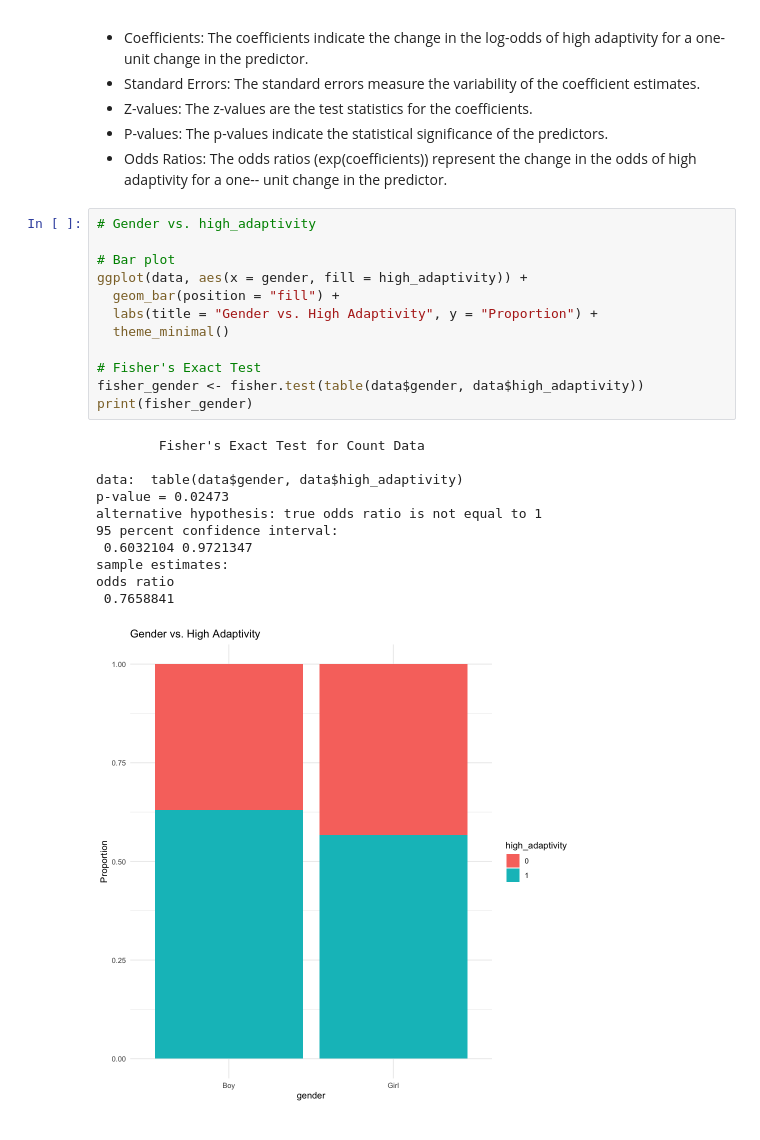
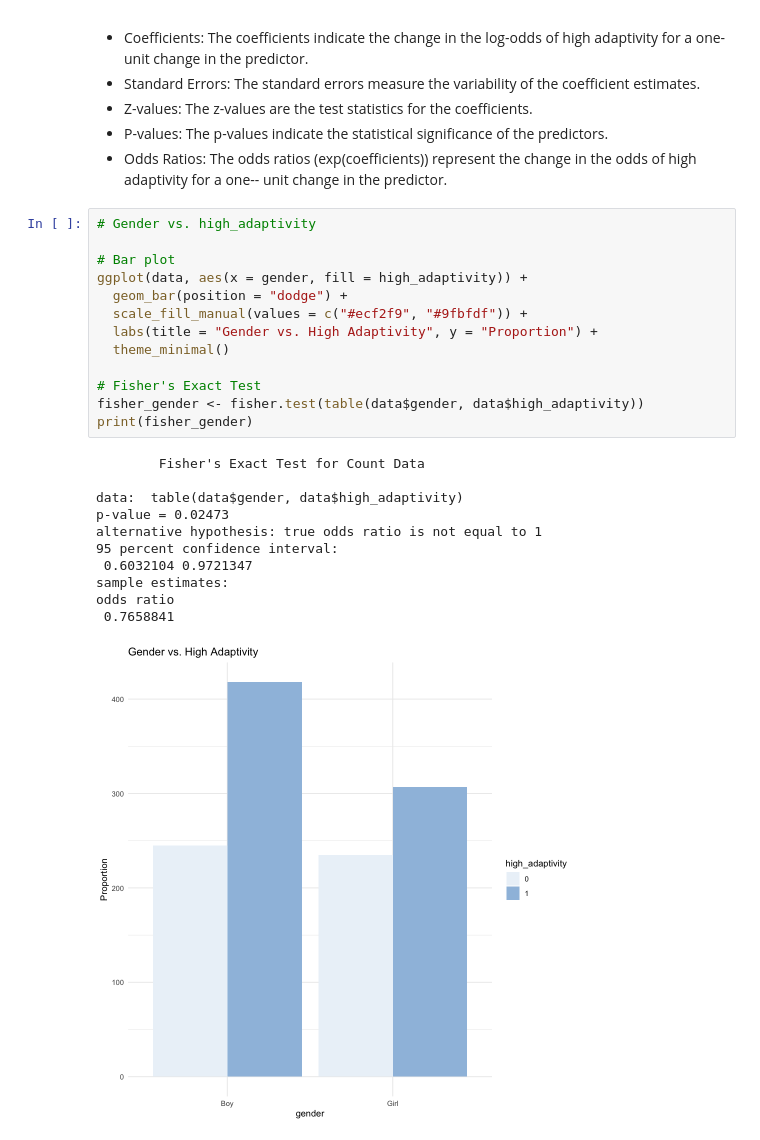
Before and after one commit to imperionite/insighted, a Jupyter notebook: Part1.ipynb, the cells around one changed output. Cells and saved outputs as stored; diff of their text form.

```diff
--- a/Part1.ipynb
+++ b/Part1.ipynb
@@ -338,27 +338,28 @@ While the coefficient plot shows the magnitude and direction of the effects, it
 # %%
 # Gender vs. high_adaptivity
 
 # Bar plot
 ggplot(data, aes(x = gender, fill = high_adaptivity)) +
-  geom_bar(position = "fill") +
+  geom_bar(position = "dodge") +
+  scale_fill_manual(values = c("#ecf2f9", "#9fbfdf")) +
   labs(title = "Gender vs. High Adaptivity", y = "Proportion") +
   theme_minimal()
 
 # Fisher's Exact Test
 fisher_gender <- fisher.test(table(data$gender, data$high_adaptivity))
 print(fisher_gender)
 # %% [output]
         Fisher's Exact Test for Count Data
 
 data:  table(data$gender, data$high_adaptivity)
 p-value = 0.02473
 alternative hypothesis: true odds ratio is not equal to 1
 95 percent confidence interval:
  0.6032104 0.9721347
 sample estimates:
 odds ratio
  0.7658841
-[figure, old version]
+[figure, new version]
 # %%
 # Education Level vs. high_adaptivity
 
```
Also changed, not shown: parts of 16 cells of this notebook, 1 other file.
